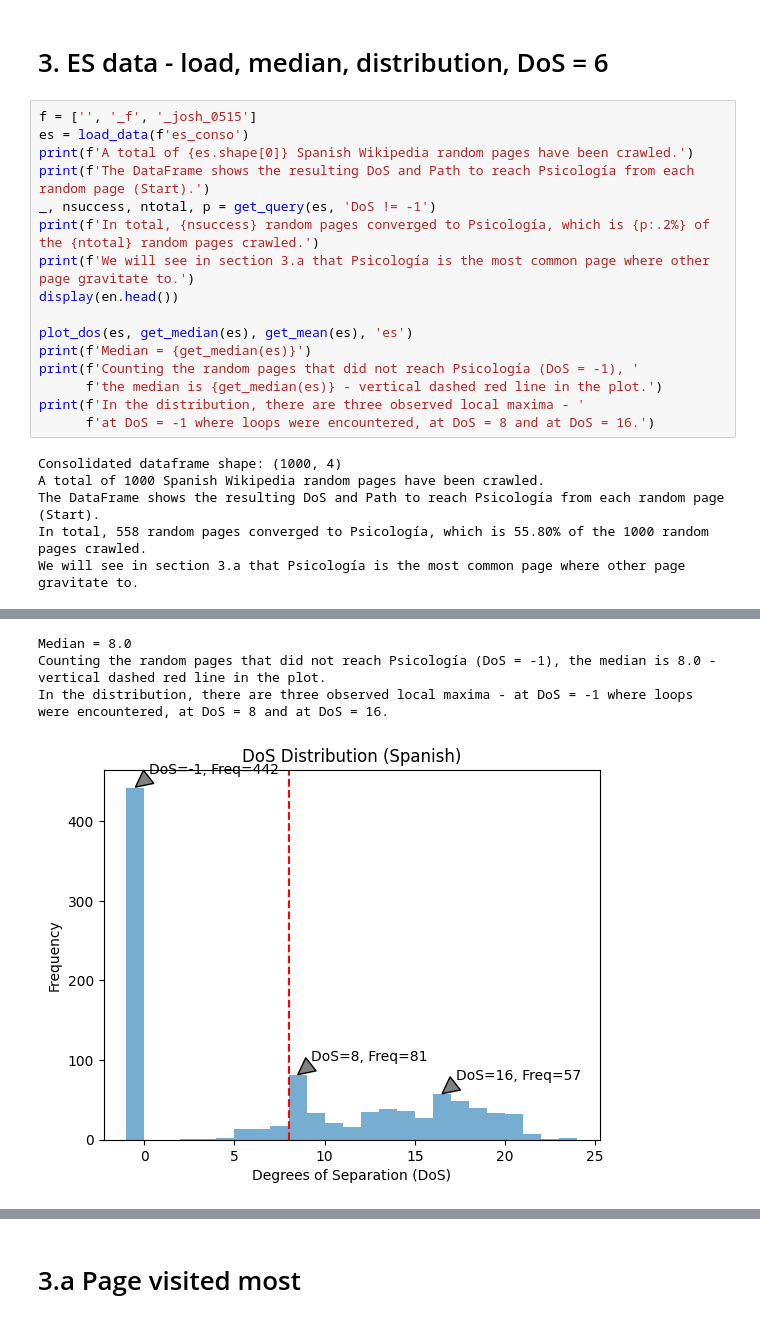
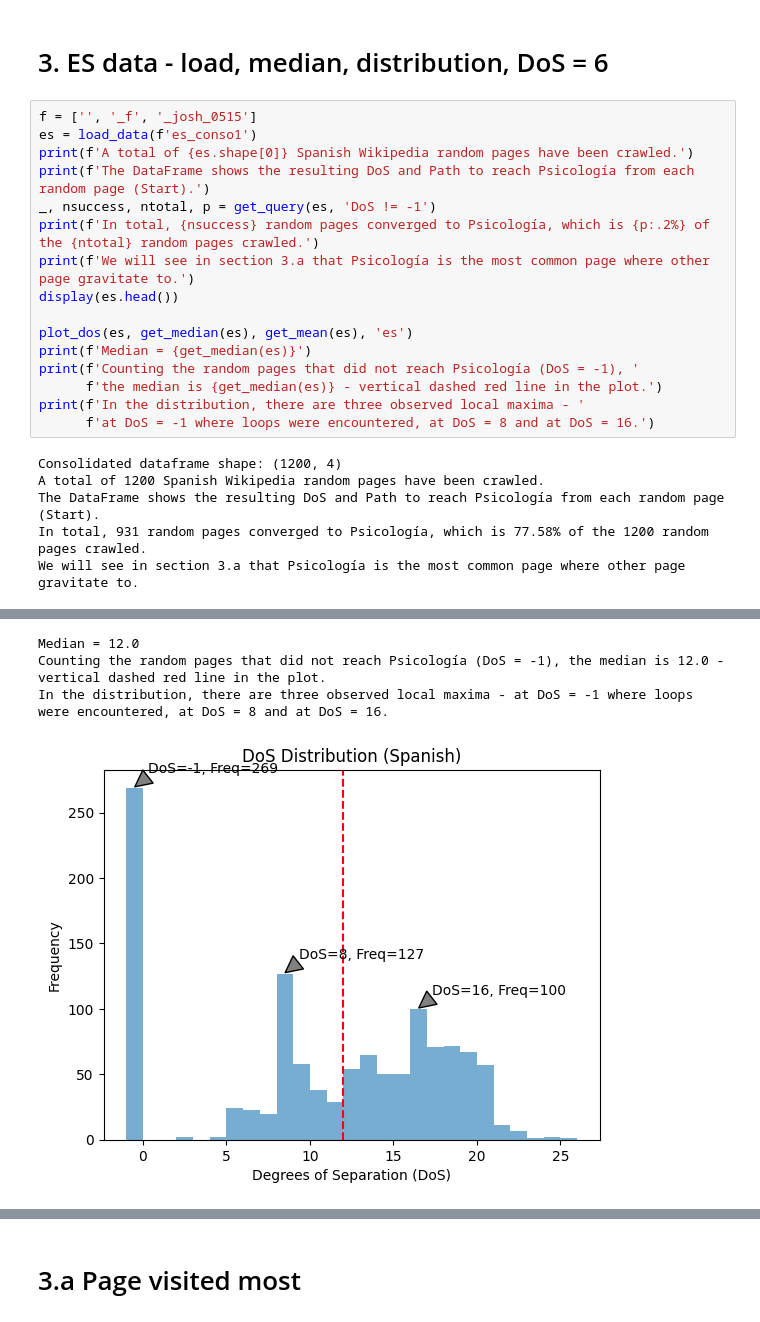
Before and after one commit to jrenzodorado/LT2_DMW_Lab, a Jupyter notebook: Advanced.ipynb, the cells around one changed output, grey strips where cells are left out. Drawn from its saved outputs; the diff is of its cells as text.

```diff
--- a/Advanced.ipynb
+++ b/Advanced.ipynb
@@ -187,13 +187,13 @@ Estimated number of English Wikipedia articles with DoS = 6: 49713
 # 3. ES data - load, median, distribution, DoS = 6
 # %%
 f = ['', '_f', '_josh_0515']
-es = load_data(f'es_conso')
+es = load_data(f'es_conso1')
 print(f'A total of {es.shape[0]} Spanish Wikipedia random pages have been crawled.')
 print(f'The DataFrame shows the resulting DoS and Path to reach Psicología from each random page (Start).')
 _, nsuccess, ntotal, p = get_query(es, 'DoS != -1')
 print(f'In total, {nsuccess} random pages converged to Psicología, which is {p:.2%} of the {ntotal} random pages crawled.')
 print(f'We will see in section 3.a that Psicología is the most common page where other page gravitate to.')
-display(en.head())
+display(es.head())
 
 plot_dos(es, get_median(es), get_mean(es), 'es')
 print(f'Median = {get_median(es)}')
@@ -202,9 +202,9 @@ print(f'Counting the random pages that did not reach Psicología (DoS = -1), '
 print(f'In the distribution, there are three observed local maxima - '
       f'at DoS = -1 where loops were encountered, at DoS = 8 and at DoS = 16.')
 # %% [output]
-Consolidated dataframe shape: (1000, 4)
-A total of 1000 Spanish Wikipedia random pages have been crawled.
+Consolidated dataframe shape: (1200, 4)
+A total of 1200 Spanish Wikipedia random pages have been crawled.
 The DataFrame shows the resulting DoS and Path to reach Psicología from each random page (Start).
-In total, 558 random pages converged to Psicología, which is 55.80% of the 1000 random pages crawled.
+In total, 931 random pages converged to Psicología, which is 77.58% of the 1200 random pages crawled.
 We will see in section 3.a that Psicología is the most common page where other page gravitate to.
 |  | Start | DoS | Path | Msg |
@@ -216,7 +216,7 @@ We will see in section 3.a that Psicología is the most common page where other
-Median = 8.0
-Counting the random pages that did not reach Psicología (DoS = -1), the median is 8.0 - vertical dashed red line in the plot.
+Median = 12.0
+Counting the random pages that did not reach Psicología (DoS = -1), the median is 12.0 - vertical dashed red line in the plot.
 In the distribution, there are three observed local maxima - at DoS = -1 where loops were encountered, at DoS = 8 and at DoS = 16.
-[figure, old version]
+[figure, new version]
 # %%
 df6, n6, nt, p6 = get_query(es, 'DoS == 6')
 print(f'In total, {n6} random pages have DoS = 6, which is {p6:.2%} of the {nt} Spanish Wikipedia random pages crawled.')
```
Also changed, not shown: parts of 7 cells of this notebook, 2 other files.
